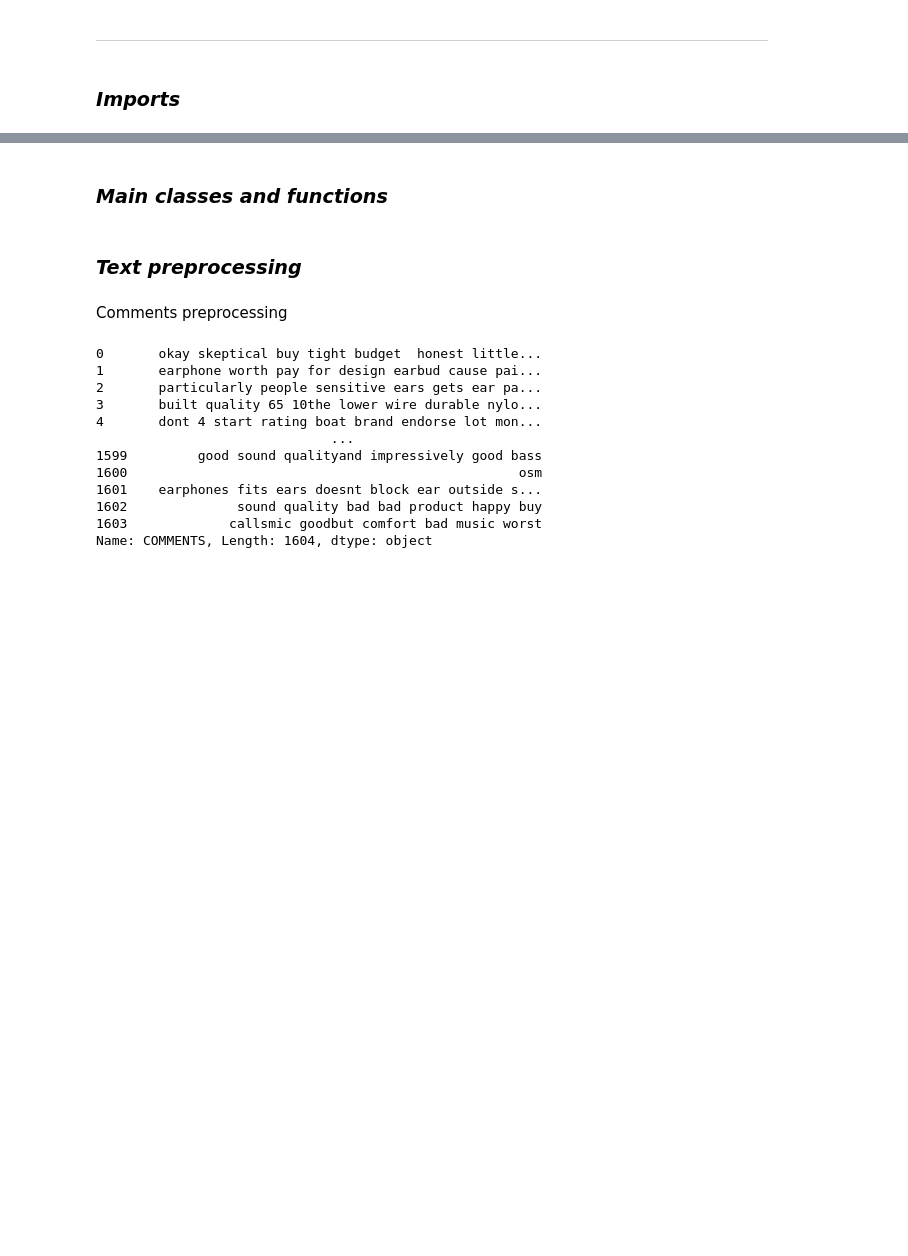
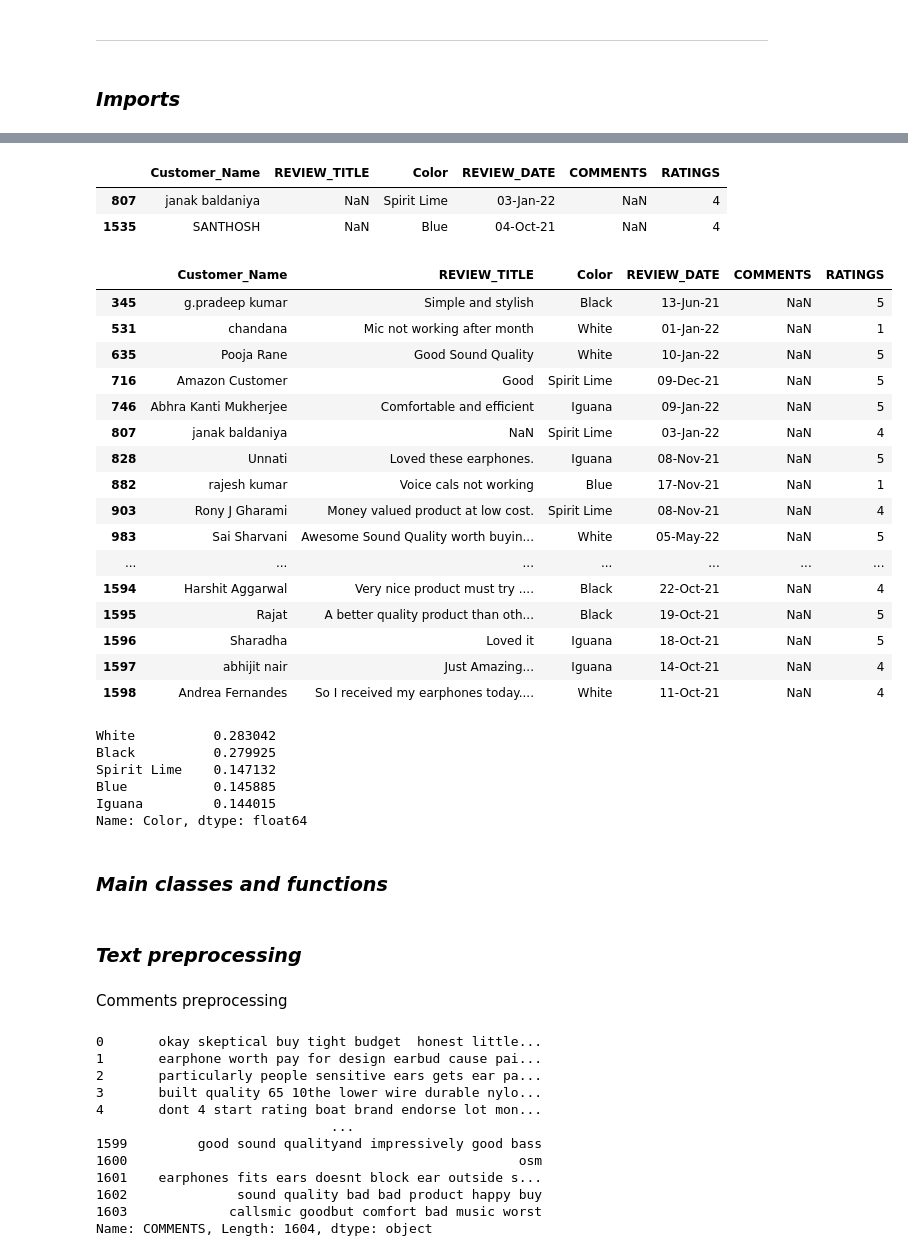
Before and after one commit to MariuszAndziak/Headphone_reviews, a Jupyter notebook: 01_EDA.ipynb, the cells around one changed output, grey strips where cells are left out. Drawn from its saved outputs; the diff is of its cells as text; code cells hidden in the pictures; blank space fills up the shorter version.

```diff
--- a/01_EDA.ipynb
+++ b/01_EDA.ipynb
@@ -42,3 +63,38 @@ df.head(5)
+# %%
+df[df['COMMENTS'].isna() & df['REVIEW_TITLE'].isna()]
+# %% [output]
+|  | Customer_Name | REVIEW_TITLE | Color | REVIEW_DATE | COMMENTS | RATINGS |
+| 807 | janak baldaniya | NaN | Spirit Lime | 03-Jan-22 | NaN | 4 |
+| 1535 | SANTHOSH | NaN | Blue | 04-Oct-21 | NaN | 4 |
+# %%
+df[df['COMMENTS'].isna()]
+# %% [output]
+|  | Customer_Name | REVIEW_TITLE | Color | REVIEW_DATE | COMMENTS | RATINGS |
+| 345 | g.pradeep kumar | Simple and stylish | Black | 13-Jun-21 | NaN | 5 |
+| 531 | chandana | Mic not working after month | White | 01-Jan-22 | NaN | 1 |
+| 635 | Pooja Rane | Good Sound Quality | White | 10-Jan-22 | NaN | 5 |
+| 716 | Amazon Customer | Good | Spirit Lime | 09-Dec-21 | NaN | 5 |
+| 746 | Abhra Kanti Mukherjee | Comfortable and efficient | Iguana | 09-Jan-22 | NaN | 5 |
+| 807 | janak baldaniya | NaN | Spirit Lime | 03-Jan-22 | NaN | 4 |
+| 828 | Unnati | Loved these earphones. | Iguana | 08-Nov-21 | NaN | 5 |
+| 882 | rajesh kumar | Voice cals not working | Blue | 17-Nov-21 | NaN | 1 |
+| 903 | Rony J Gharami | Money valued product at low cost. | Spirit Lime | 08-Nov-21 | NaN | 4 |
+| 983 | Sai Sharvani | Awesome Sound Quality worth buyin... | White | 05-May-22 | NaN | 5 |
+| ... | ... | ... | ... | ... | ... | ... |
+| 1594 | Harshit Aggarwal | Very nice product must try .... | Black | 22-Oct-21 | NaN | 4 |
+| 1595 | Rajat | A better quality product than oth... | Black | 19-Oct-21 | NaN | 5 |
+| 1596 | Sharadha | Loved it | Iguana | 18-Oct-21 | NaN | 5 |
+| 1597 | abhijit nair | Just Amazing... | Iguana | 14-Oct-21 | NaN | 4 |
+| 1598 | Andrea Fernandes | So I received my earphones today.... | White | 11-Oct-21 | NaN | 4 |
+# %%
+df['Color'].value_counts(normalize=True)
+# %% [output]
+White          0.283042
+Black          0.279925
+Spirit Lime    0.147132
+Blue           0.145885
+Iguana         0.144015
+Name: Color, dtype: float64
 # %% [markdown]
 ### ***Main classes and functions*** ###
 # %%
```
Also changed, not shown: parts of 17 cells of this notebook.
